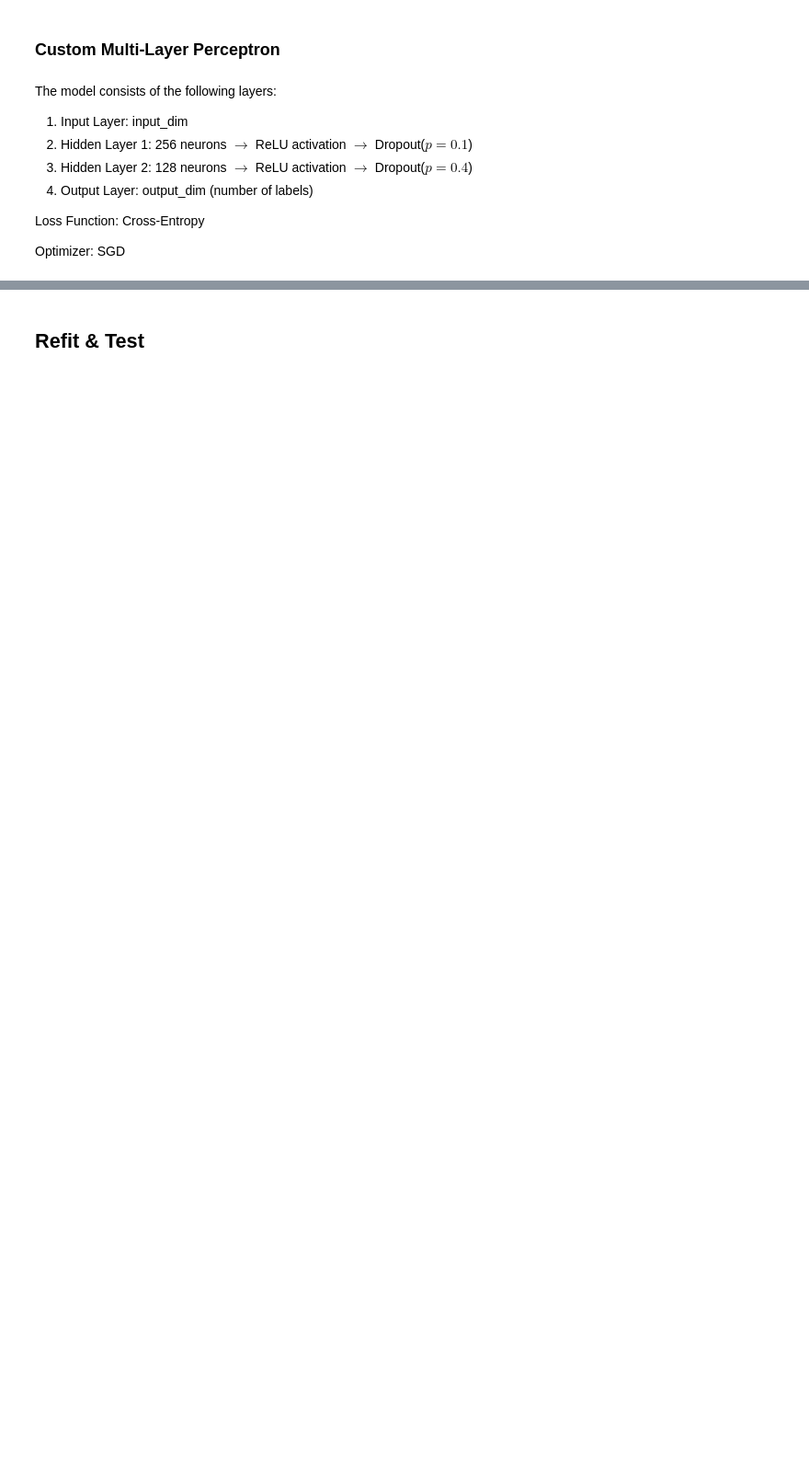
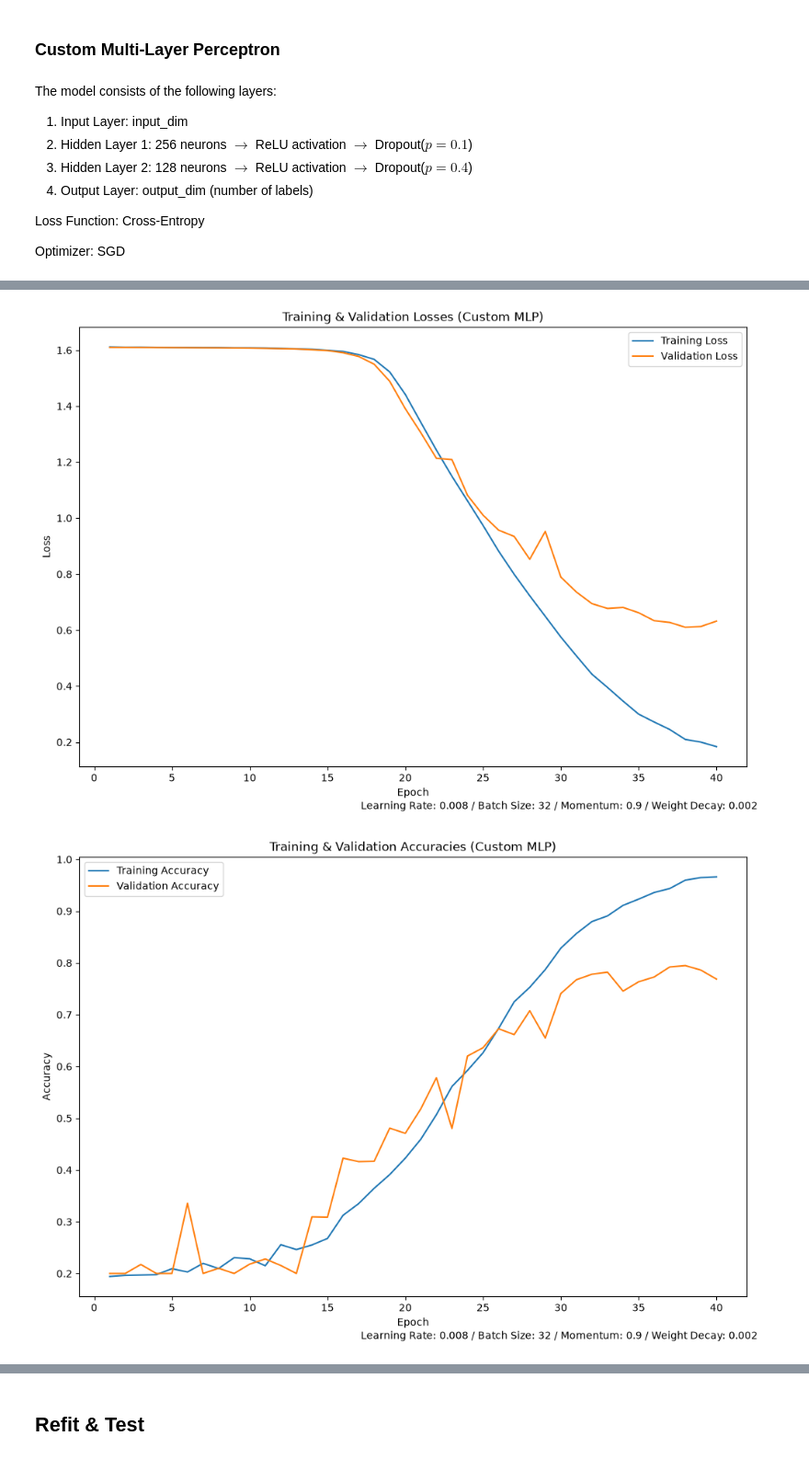
Before and after one commit to hotbox-works/News-Classification-Project, a Jupyter notebook: project1.ipynb, the cells around one changed output, grey strips where cells are left out. Shown at 92% size. Drawn from its saved outputs; the diff is of its cells as text; code cells hidden in the pictures; blank space fills up the shorter version.

```diff
--- a/project1.ipynb
+++ b/project1.ipynb
@@ -535,6 +694,14 @@ The model consists of the following layers:
 Loss Function: Cross-Entropy
 
 Optimizer: SGD
+# %%
+# Constants & Hyperparameters
+MAX_EPOCH = 40  # TODO: maybe we can do some early stopping during the training process
+EPOCHS = range(1, MAX_EPOCH + 1)  # used to plot the model metrics
+
+LEARNING_RATE = 0.008
+MOMENTUM = 0.9
+WEIGHT_DECAY = 0.002
 # %%
 class CustomMLP(nn.Module):
     def __init__(self, input_dim, output_dim):
@@ -554,12 +721,4 @@ class CustomMLP(nn.Module):
 
     def forward(self, x):
         return self.layers(x)
-# %%
-# Constants & Hyperparameters
-MAX_EPOCH = 40  # TODO: maybe we can do some early stopping during the training process
-EPOCHS = range(1, MAX_EPOCH + 1)  # used to plot the model metrics
-
-LEARNING_RATE = 0.008
-MOMENTUM = 0.9
-WEIGHT_DECAY = 0.0017
 # %%
@@ -835,0 +773,50 @@ plt.show()
+# %%
+model_name = "Custom MLP"
+hyperparams = {
+    "learning_rate": LEARNING_RATE,
+    "batch_size": BATCH_SIZE,
+    "momentum": MOMENTUM,
+    "weight_decay": WEIGHT_DECAY
+}
+
+plot_losses(
+    EPOCHS,
+    training_losses,
+    validation_losses,
+    model_name,
+    hyperparams)
+
+plot_accuracies(
+    EPOCHS,
+    training_accuracies,
+    validation_accuracies,
+    model_name,
+    hyperparams)
+
+plot_f1s(
+    EPOCHS,
+    training_f1macros,
+    validation_f1macros,
+    training_f1s,
+    validation_f1s,
+    model_name,
+    hyperparams)
+
+plot_precision_and_recall(
+    EPOCHS,
+    training_precisions,
+    validation_precisions,
+    training_recalls,
+    validation_recalls,
+    model_name,
+    hyperparams)
+
+plot_confusion_matrix(
+    LABELS["Set A"].to_list(),
+    validation_trues,
+    validation_predictions,
+    model_name,
+    hyperparams)
+# %% [output]
+[figure, added]
+[figure, added]
```
Also changed, not shown: parts of 31 cells of this notebook.
